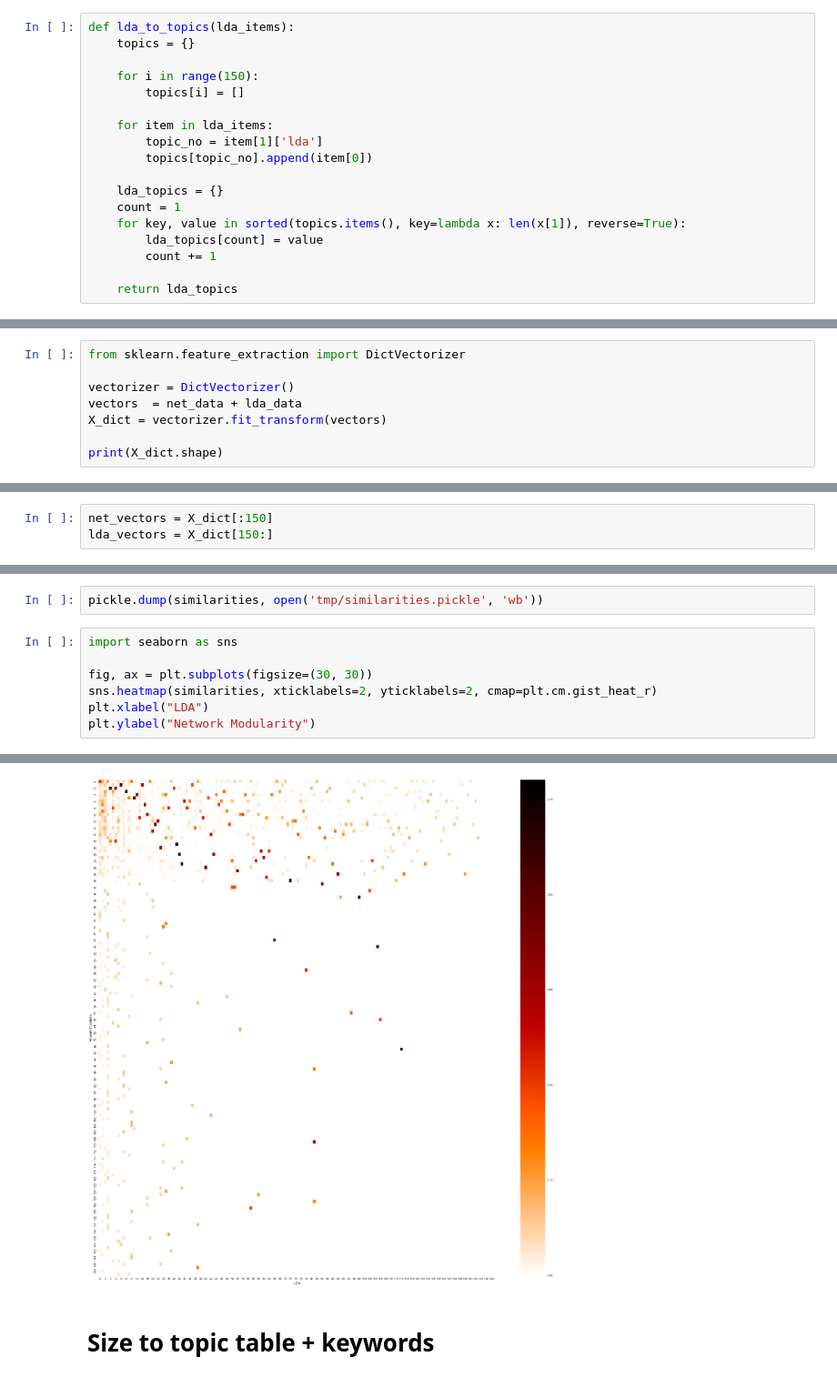
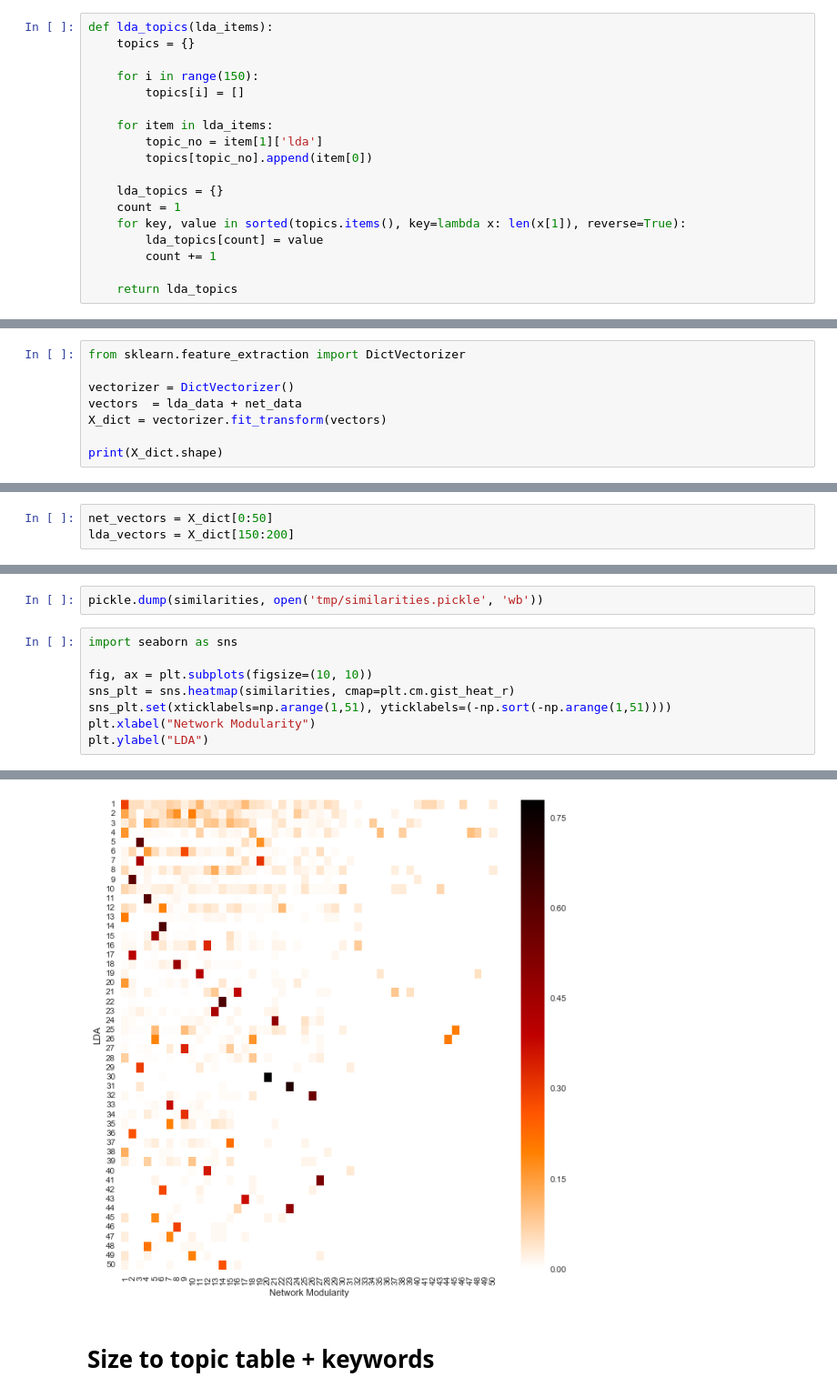
Before and after one commit to patorn/ucl_topic_structure_network_analysis, a Jupyter notebook: network.ipynb, the cells around one changed output, grey strips where cells are left out. Shown at 91% size. Saved outputs shown, nothing was run; the diff lists cells and outputs as text.

```diff
--- a/network.ipynb
+++ b/network.ipynb
@@ -404,7 +404,7 @@ with open('tmp/lda_docs.txt', 'w+') as file:
 # %% [markdown]
 # LDA Size Chart
 # %%
-def lda_to_topics(lda_items):
+def lda_topics(lda_items):
     topics = {}
 
     for i in range(150):
@@ -477,7 +477,7 @@ lda_data = lda_topics_to_heatmap_data(lda_topics)
 from sklearn.feature_extraction import DictVectorizer
 
 vectorizer = DictVectorizer()
-vectors  = net_data + lda_data
+vectors  = lda_data + net_data
 X_dict = vectorizer.fit_transform(vectors)
 
 print(X_dict.shape)
@@ -494,6 +494,6 @@ print(np.count_nonzero(X_dict[:150].toarray()[0]))
 # %%
-net_vectors = X_dict[:150]
-lda_vectors = X_dict[150:]
+net_vectors = X_dict[0:50]
+lda_vectors = X_dict[150:200]
 # %%
 from sklearn.metrics.pairwise import cosine_similarity
 
@@ -503,13 +519,14 @@ pickle.dump(similarities, open('tmp/similarities.pickle', 'wb'))
 # %%
 import seaborn as sns
 
-fig, ax = plt.subplots(figsize=(30, 30))
-sns.heatmap(similarities, xticklabels=2, yticklabels=2, cmap=plt.cm.gist_heat_r)
-plt.xlabel("LDA")
-plt.ylabel("Network Modularity")
+fig, ax = plt.subplots(figsize=(10, 10))
+sns_plt = sns.heatmap(similarities, cmap=plt.cm.gist_heat_r)
+sns_plt.set(xticklabels=np.arange(1,51), yticklabels=(-np.sort(-np.arange(1,51))))
+plt.xlabel("Network Modularity")
+plt.ylabel("LDA")
 # %% [output]
 <matplotlib.text.Text at 0x...>
-[figure, old version]
+[figure, new version]
 # %% [markdown]
 # Size to topic table + keywords
 # %%
```
Also changed, not shown: parts of 13 cells of this notebook.
